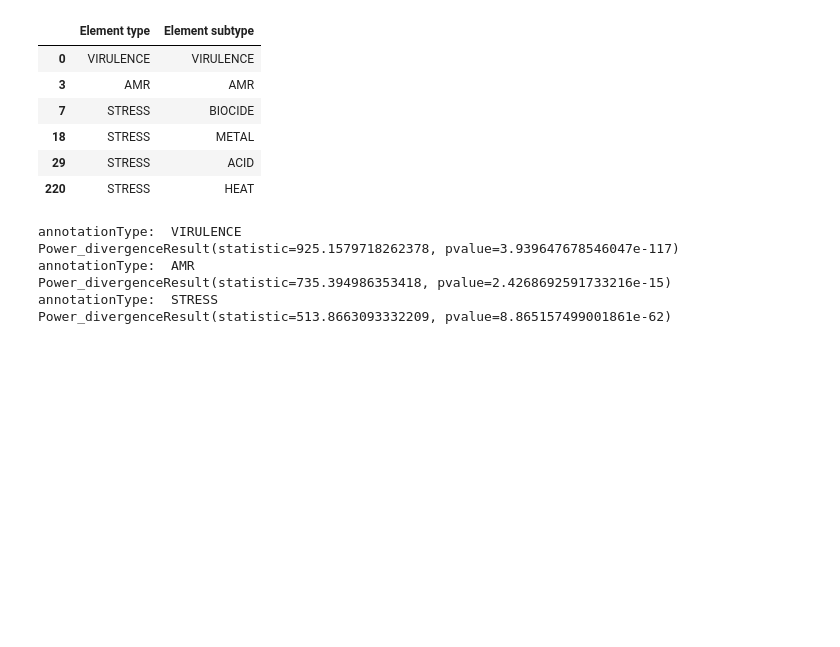
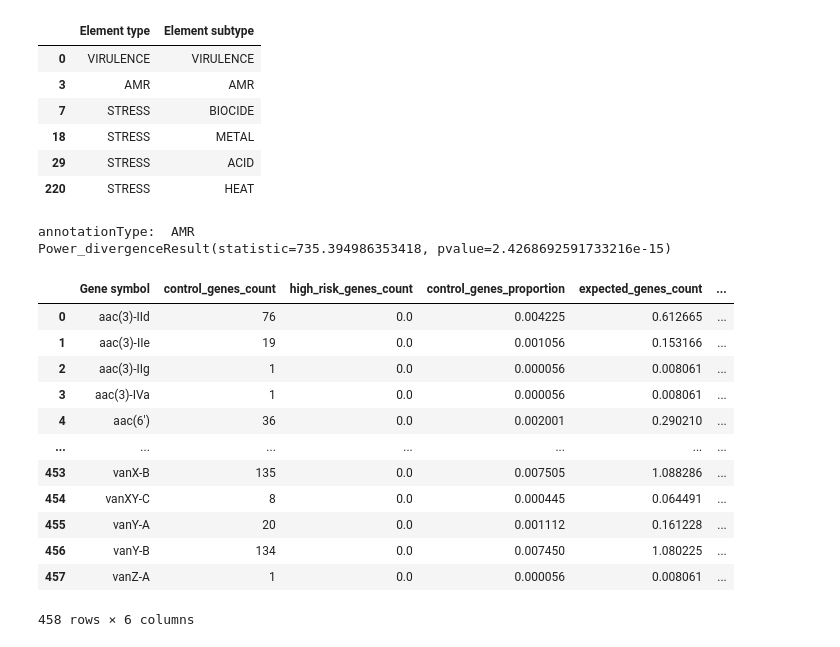
Before and after one commit to ryashpal/EHR-Int-Analysis, a Jupyter notebook: notebooks/visuals_for_publication/statistical_analysis_amr_highrisk.ipynb, the cells around one changed output. Drawn from its saved outputs; the diff is of its cells as text; code cells hidden in the pictures; blank space fills up the shorter version.

```diff
--- a/notebooks/visuals_for_publication/statistical_analysis_amr_highrisk.ipynb
+++ b/notebooks/visuals_for_publication/statistical_analysis_amr_highrisk.ipynb
@@ -163,7 +163,8 @@ controlAnnotationsDf[['Element type', 'Element subtype']].drop_duplicates()
 import scipy.stats as stats
 
 
-for annotationType in ['VIRULENCE', 'AMR', 'STRESS']:
+# for annotationType in ['VIRULENCE', 'AMR', 'STRESS']:
+for annotationType in ['AMR']:
 
     print('annotationType: ', annotationType)
 
@@ -191,9 +192,22 @@ for annotationType in ['VIRULENCE', 'AMR', 'STRESS']:
 
     print(stats.chisquare(f_obs= mergedGenecountsDf.high_risk_genes_count, f_exp= mergedGenecountsDf.expected_genes_count))
 # %% [output]
-annotationType:  VIRULENCE
-Power_divergenceResult(statistic=925.1579718262378, pvalue=3.939647678546047e-117)
 annotationType:  AMR
 Power_divergenceResult(statistic=735.394986353418, pvalue=2.4268692591733216e-15)
-annotationType:  STRESS
-Power_divergenceResult(statistic=513.8663093332209, pvalue=8.865157499001861e-62)
+# %%
+mergedGenecountsDf['percentage_difference'] = (mergedGenecountsDf.expected_genes_count - mergedGenecountsDf.high_risk_genes_count)/mergedGenecountsDf.expected_genes_count * 100
+mergedGenecountsDf
+# %% [output]
+|  | Gene symbol | control_genes_count | high_risk_genes_count | control_genes_proportion | expected_genes_count | ... |
+| 0 | aac(3)-IId | 76 | 0.0 | 0.004225 | 0.612665 | ... |
+| 1 | aac(3)-IIe | 19 | 0.0 | 0.001056 | 0.153166 | ... |
+| 2 | aac(3)-IIg | 1 | 0.0 | 0.000056 | 0.008061 | ... |
+| 3 | aac(3)-IVa | 1 | 0.0 | 0.000056 | 0.008061 | ... |
+| 4 | aac(6') | 36 | 0.0 | 0.002001 | 0.290210 | ... |
+| ... | ... | ... | ... | ... | ... | ... |
+| 453 | vanX-B | 135 | 0.0 | 0.007505 | 1.088286 | ... |
+| 454 | vanXY-C | 8 | 0.0 | 0.000445 | 0.064491 | ... |
+| 455 | vanY-A | 20 | 0.0 | 0.001112 | 0.161228 | ... |
+| 456 | vanY-B | 134 | 0.0 | 0.007450 | 1.080225 | ... |
+| 457 | vanZ-A | 1 | 0.0 | 0.000056 | 0.008061 | ... |
+458 rows × 6 columns
```
Also changed, not shown: parts of 3 cells of this notebook, 1 other file.
